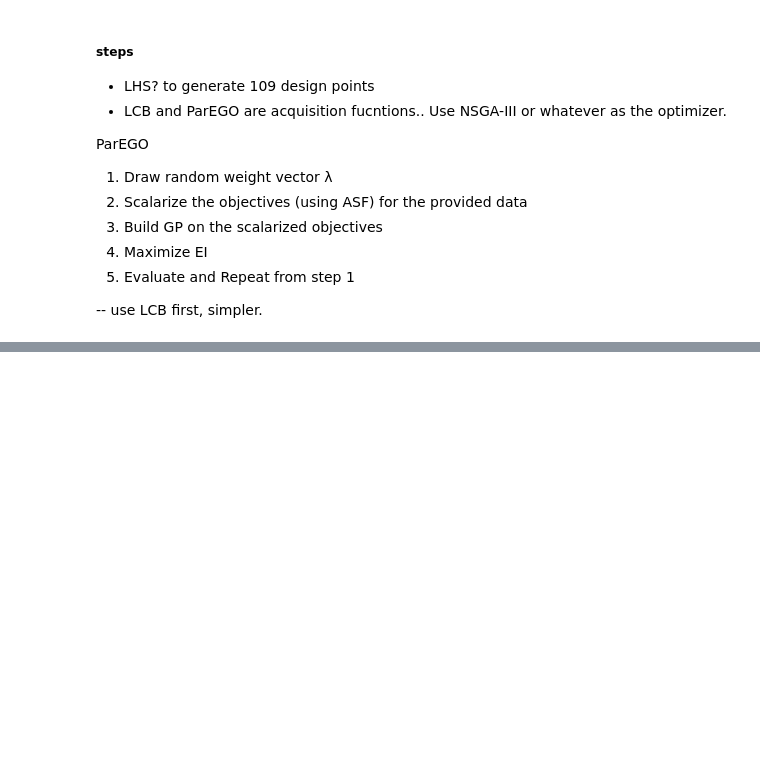
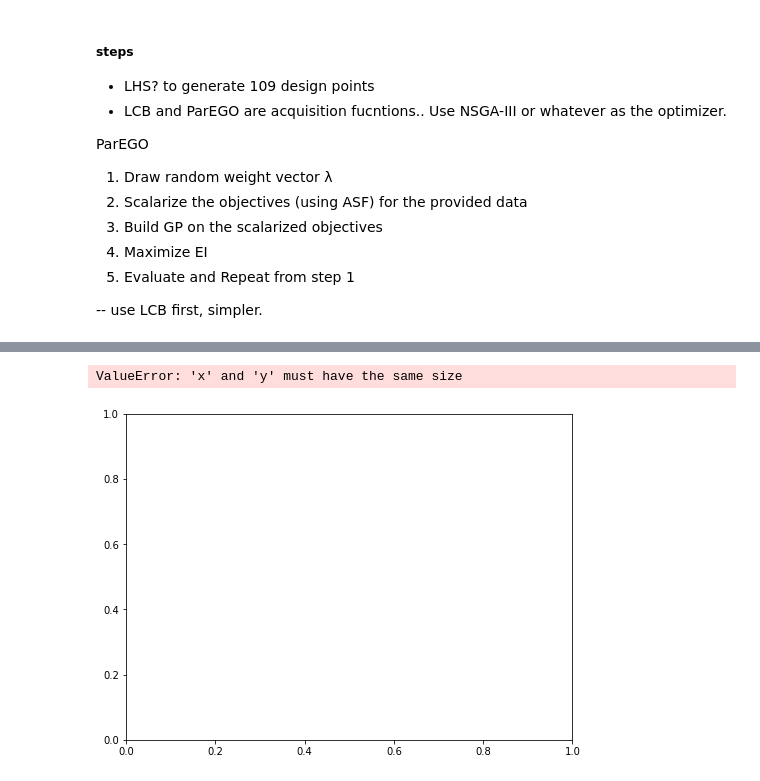
Before and after one commit to jpajasmaa/datadrivendemos, a Jupyter notebook: assignments/demo3.ipynb, the cells around one changed output, grey strips where cells are left out. Drawn from its saved outputs; the diff is of its cells as text; code cells hidden in the pictures; blank space fills up the shorter version.

```diff
--- a/assignments/demo3.ipynb
+++ b/assignments/demo3.ipynb
@@ -766,0 +457,7 @@ plt.legend()
+# %%
+import os
+import torch
+
+device = torch.device("cuda" if torch.cuda.is_available() else "cpu")
+dtype = torch.double
+SMOKE_TEST = os.environ.get("SMOKE_TEST")
@@ -766,0 +466,7 @@ plt.legend()
+# %%
+from botorch.test_functions import DTLZ2
+
+#problem = DTLZ2(dim=10, num_objectives=2, negate=True) # chekc if need to negate
+problem = DTLZ2(dim=10, num_objectives=2)
+# %%
+problem.ref_point = torch.tensor([0.0,0.0])
@@ -766,0 +729,29 @@ plt.legend()
+# %%
+import numpy as np
+from matplotlib import pyplot as plt
+
+%matplotlib inline
+
+
+iters = np.arange(N_BATCH + 1) * BATCH_SIZE
+log_hv_difference_qparego = np.log10(problem.max_hv - np.asarray(hvs_qparego))
+log_hv_difference_qucb = np.log10(problem.max_hv - np.asarray(hvs_qucb))
+
+log_hv_difference_rnd = np.log10(problem.max_hv - np.asarray(hvs_random))
+
+fig, ax = plt.subplots(1, 1, figsize=(8, 6))
+ax.errorbar(
+    iters, log_hv_difference_rnd, label="Sobol", linewidth=1.5,
+)
+ax.errorbar(
+    iters, log_hv_difference_qparego, label="qNParEGO", linewidth=1.5,
+)
+ax.errorbar(
+    iters, log_hv_difference_qucb, label="qUCB", linewidth=1.5,
+)
+
+ax.set(xlabel='number of observations (beyond initial points)', ylabel='Log Hypervolume Difference')
+ax.legend(loc="lower left")
+# %% [output]
+ValueError: 'x' and 'y' must have the same size
+[figure, added]
```
Also changed, not shown: parts of 38 cells of this notebook.
